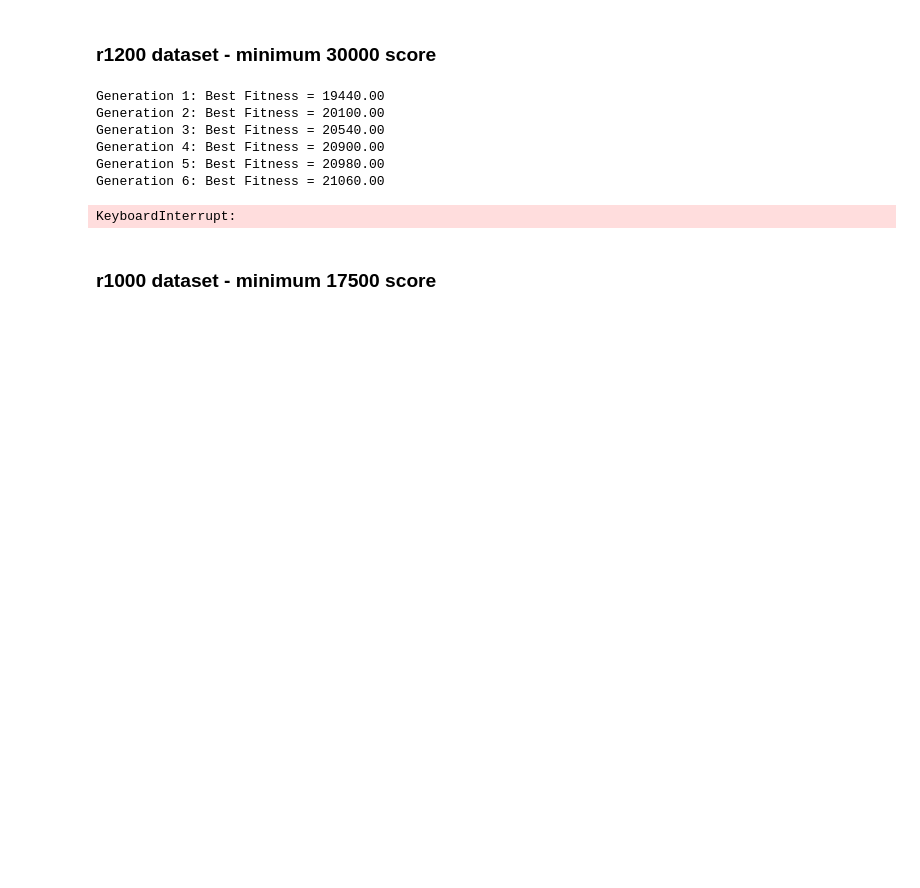
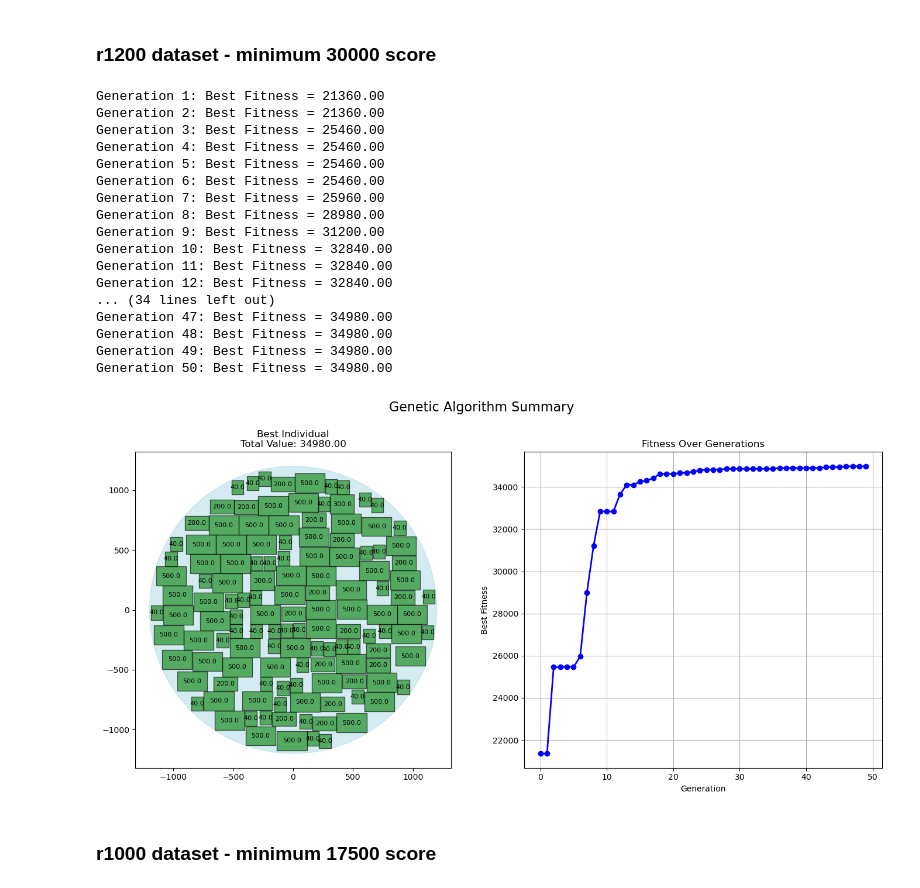
Before and after one commit to FilipLangiewicz/NeuralNetworks, a Jupyter notebook: AE/AE2_FilipLangiewicz.ipynb, the cells around one changed output. Cells and saved outputs as stored; diff of their text form; code cells hidden in the pictures; blank space fills up the shorter version.

```diff
--- a/AE/AE2_FilipLangiewicz.ipynb
+++ b/AE/AE2_FilipLangiewicz.ipynb
@@ -259,12 +290,12 @@ class GeneticAlgorithm:
     def initialize_population(self):
         """
         Initializes the initial population with random rectangle placements.
-        Each individual attempts to place 100 rectangles randomly inside the circle.
+        Each individual attempts to place 50 rectangles randomly inside the circle.
         """
         self.population = []
         for _ in range(self.population_size):
             individual = Individual(self.radius, self.available_rectangles)
-            for _ in range(100):
+            for _ in range(50):
                 individual.add_random_rectangle()
             self.population.append(individual)
 
@@ -428,26 +457,37 @@ Generation 150: Best Fitness = 32240.00
 # %%
 data = pd.read_csv("data/r1200.csv", header=None).values
 rects = [(w, h, val) for w, h, val in data]
 
 ga = GeneticAlgorithm(radius=1200,
                       available_rectangles=rects,
-                      generations=150,
-                      population_size=100,
+                      generations=50,
+                      population_size=10,
                       mutation_rate=0.9,
                       elitism_rate = 0.3,
                       crossover_rate = 0.9)
 ga.evolve()
 
 best = ga.get_best_individual()
 ga.plot_summary(best)
 # %% [output]
-Generation 1: Best Fitness = 19440.00
-Generation 2: Best Fitness = 20100.00
-Generation 3: Best Fitness = 20540.00
-Generation 4: Best Fitness = 20900.00
-Generation 5: Best Fitness = 20980.00
-Generation 6: Best Fitness = 21060.00
+Generation 1: Best Fitness = 21360.00
+Generation 2: Best Fitness = 21360.00
+Generation 3: Best Fitness = 25460.00
+Generation 4: Best Fitness = 25460.00
+Generation 5: Best Fitness = 25460.00
+Generation 6: Best Fitness = 25460.00
+Generation 7: Best Fitness = 25960.00
+Generation 8: Best Fitness = 28980.00
+Generation 9: Best Fitness = 31200.00
+Generation 10: Best Fitness = 32840.00
+Generation 11: Best Fitness = 32840.00
+Generation 12: Best Fitness = 32840.00
+... (34 lines left out)
+Generation 47: Best Fitness = 34980.00
+Generation 48: Best Fitness = 34980.00
+Generation 49: Best Fitness = 34980.00
+Generation 50: Best Fitness = 34980.00
-KeyboardInterrupt:
+[figure, added]
 # %% [markdown]
 ### **r1000 dataset** - minimum 17500 score
 # %%
```
Also changed, not shown: parts of 6 cells of this notebook.
